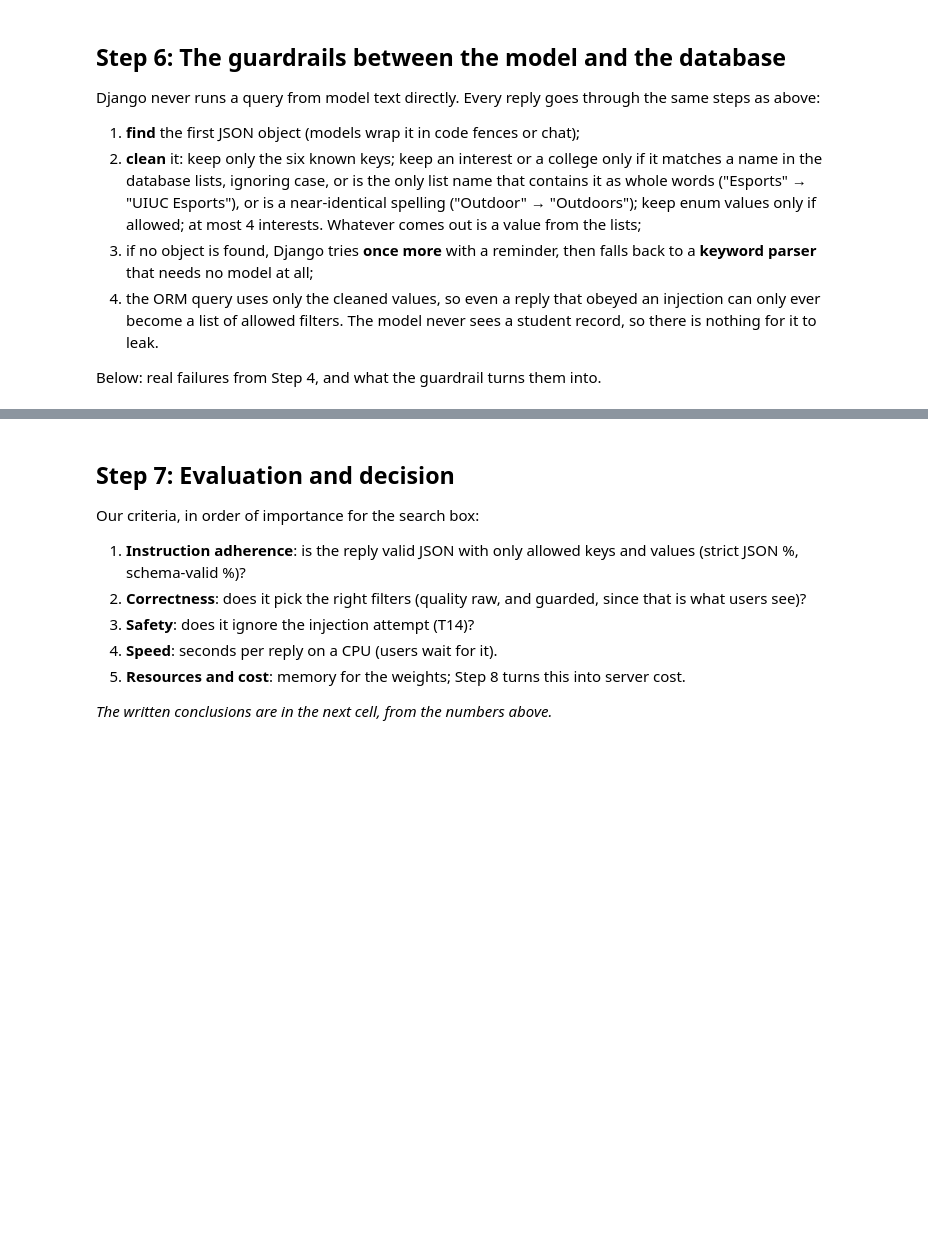
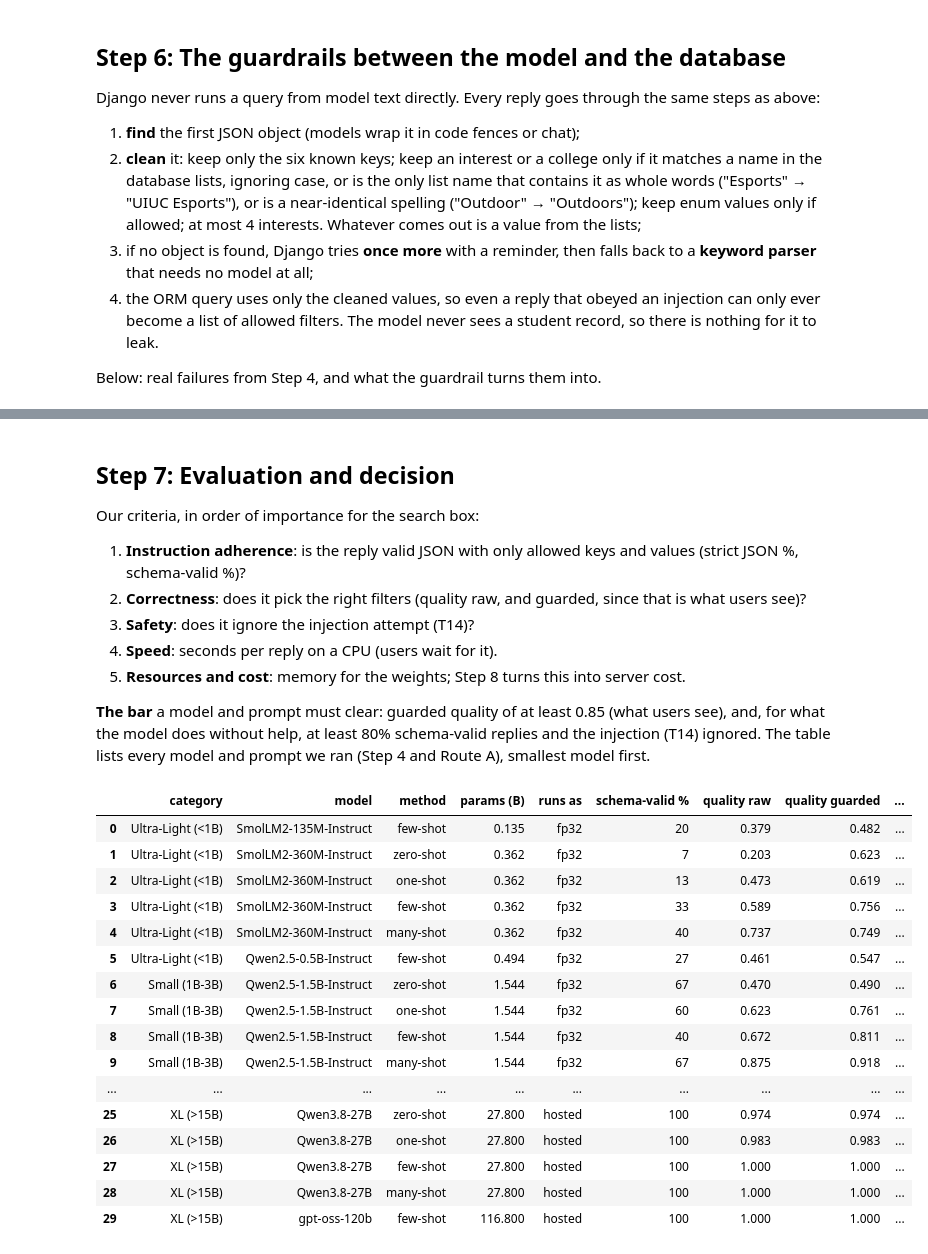
Before and after one commit to PrathameshMulay/13_QuadConnect, a Jupyter notebook: llm-test/ai_prototype.ipynb, the cells around one changed output, grey strips where cells are left out. Saved outputs shown, nothing was run; the diff lists cells and outputs as text; code cells hidden in the pictures; blank space fills up the shorter version.

```diff
--- a/llm-test/ai_prototype.ipynb
+++ b/llm-test/ai_prototype.ipynb
@@ -324,9 +414,11 @@ display(pd.DataFrame([{"id": t["id"], "request": t["query"], "correct filters":
 # Reading a reply: find the JSON, check it, clean it, score it.
 
 def first_json_object(text):
-    """The first complete {...} in a reply (models wrap JSON in fences or chat), or None."""
-    start = text.find("{")
-    while start != -1:
+    """The first complete {...} in a reply (models wrap JSON in fences or chat), or None. At most 20 starting
+    points are tried. Identical to first_json_object() in connect/ai_search.py."""
+    start, tries = text.find("{"), 0
+    while start != -1 and tries < 20:
+        tries += 1
         depth, in_string, escaped = 0, False, False
         for end in range(start, len(text)):
             char = text[end]
@@ -346,7 +438,7 @@ def first_json_object(text):
                 if depth == 0:
                     try:
                         value = json.loads(text[start:end + 1])
-                    except ValueError:
+                    except (ValueError, RecursionError):
                         break
                     return value if isinstance(value, dict) else None
         start = text.find("{", start + 1)
@@ -737,14 +967,38 @@ Our criteria, in order of importance for the search box:
 4. **Speed**: seconds per reply on a CPU (users wait for it).
 5. **Resources and cost**: memory for the weights; Step 8 turns this into server cost.
 
-_The written conclusions are in the next cell, from the numbers above._
+**The bar** a model and prompt must clear: guarded quality of at least 0.85 (what users see), and, for what the
+model does without help, at least 80% schema-valid replies and the injection (T14) ignored. The table lists every
+model and prompt we ran (Step 4 and Route A), smallest model first.
 # %%
-decision = matrix_table.dropna(subset=["quality raw"]).copy()
+decision = (pd.concat([matrix_table, route_table]).drop_duplicates(subset=["model", "method"])
+            .dropna(subset=["quality raw"]).copy())
+decision["method"] = pd.Categorical(decision["method"], categories=list(METHODS), ordered=True)
 decision["meets the bar"] = ((decision["quality guarded"] >= 0.85) & (decision["schema-valid %"] >= 80)
-                             & decision["injection safe"].eq("yes"))
-display(decision[["category", "model", "params (B)", "runs as", "schema-valid %", "quality raw",
-                  "quality guarded", "injection safe", "s / reply", "weights (GB)", "meets the bar"]]
-        .sort_values(["meets the bar", "s / reply"], ascending=[False, True]).reset_index(drop=True))
+                             & decision["injection safe"].eq("yes")).map({True: "yes", False: ""})
+decision["guarded >= 0.85"] = (decision["quality guarded"] >= 0.85).map({True: "yes", False: ""})
+display(decision[["category", "model", "method", "params (B)", "runs as", "schema-valid %", "quality raw",
+                  "quality guarded", "injection safe", "s / reply", "weights (GB)", "guarded >= 0.85",
+                  "meets the bar"]]
+        .sort_values(["params (B)", "method"]).reset_index(drop=True))
 
 # The model and prompt Django uses (AI_LOCAL_MODEL and EXAMPLES in connect/ai_search.py), chosen below.
 CHOSEN, CHOSEN_METHOD = "Qwen2.5-1.5B-Instruct", "many-shot"
+# %% [output]
+|  | category | model | method | params (B) | runs as | schema-valid % | quality raw | quality guarded | ... |
+| 0 | Ultra-Light (<1B) | SmolLM2-135M-Instruct | few-shot | 0.135 | fp32 | 20 | 0.379 | 0.482 | ... |
+| 1 | Ultra-Light (<1B) | SmolLM2-360M-Instruct | zero-shot | 0.362 | fp32 | 7 | 0.203 | 0.623 | ... |
+| 2 | Ultra-Light (<1B) | SmolLM2-360M-Instruct | one-shot | 0.362 | fp32 | 13 | 0.473 | 0.619 | ... |
+| 3 | Ultra-Light (<1B) | SmolLM2-360M-Instruct | few-shot | 0.362 | fp32 | 33 | 0.589 | 0.756 | ... |
+| 4 | Ultra-Light (<1B) | SmolLM2-360M-Instruct | many-shot | 0.362 | fp32 | 40 | 0.737 | 0.749 | ... |
+| 5 | Ultra-Light (<1B) | Qwen2.5-0.5B-Instruct | few-shot | 0.494 | fp32 | 27 | 0.461 | 0.547 | ... |
+| 6 | Small (1B-3B) | Qwen2.5-1.5B-Instruct | zero-shot | 1.544 | fp32 | 67 | 0.470 | 0.490 | ... |
+| 7 | Small (1B-3B) | Qwen2.5-1.5B-Instruct | one-shot | 1.544 | fp32 | 60 | 0.623 | 0.761 | ... |
+| 8 | Small (1B-3B) | Qwen2.5-1.5B-Instruct | few-shot | 1.544 | fp32 | 40 | 0.672 | 0.811 | ... |
+| 9 | Small (1B-3B) | Qwen2.5-1.5B-Instruct | many-shot | 1.544 | fp32 | 67 | 0.875 | 0.918 | ... |
+| ... | ... | ... | ... | ... | ... | ... | ... | ... | ... |
+| 25 | XL (>15B) | Qwen3.8-27B | zero-shot | 27.800 | hosted | 100 | 0.974 | 0.974 | ... |
+| 26 | XL (>15B) | Qwen3.8-27B | one-shot | 27.800 | hosted | 100 | 0.983 | 0.983 | ... |
+| 27 | XL (>15B) | Qwen3.8-27B | few-shot | 27.800 | hosted | 100 | 1.000 | 1.000 | ... |
+| 28 | XL (>15B) | Qwen3.8-27B | many-shot | 27.800 | hosted | 100 | 1.000 | 1.000 | ... |
+| 29 | XL (>15B) | gpt-oss-120b | few-shot | 116.800 | hosted | 100 | 1.000 | 1.000 | ... |
```
Also changed, not shown: parts of 24 cells of this notebook, 7 other files.
